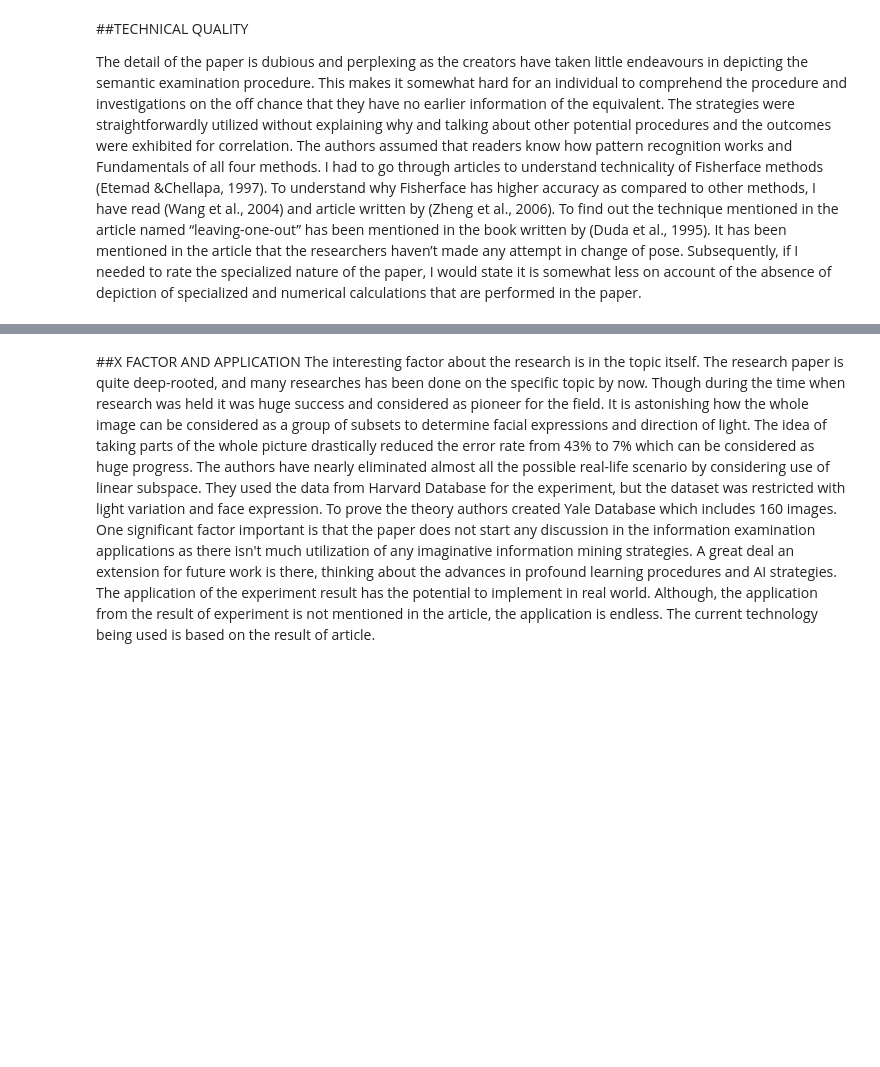
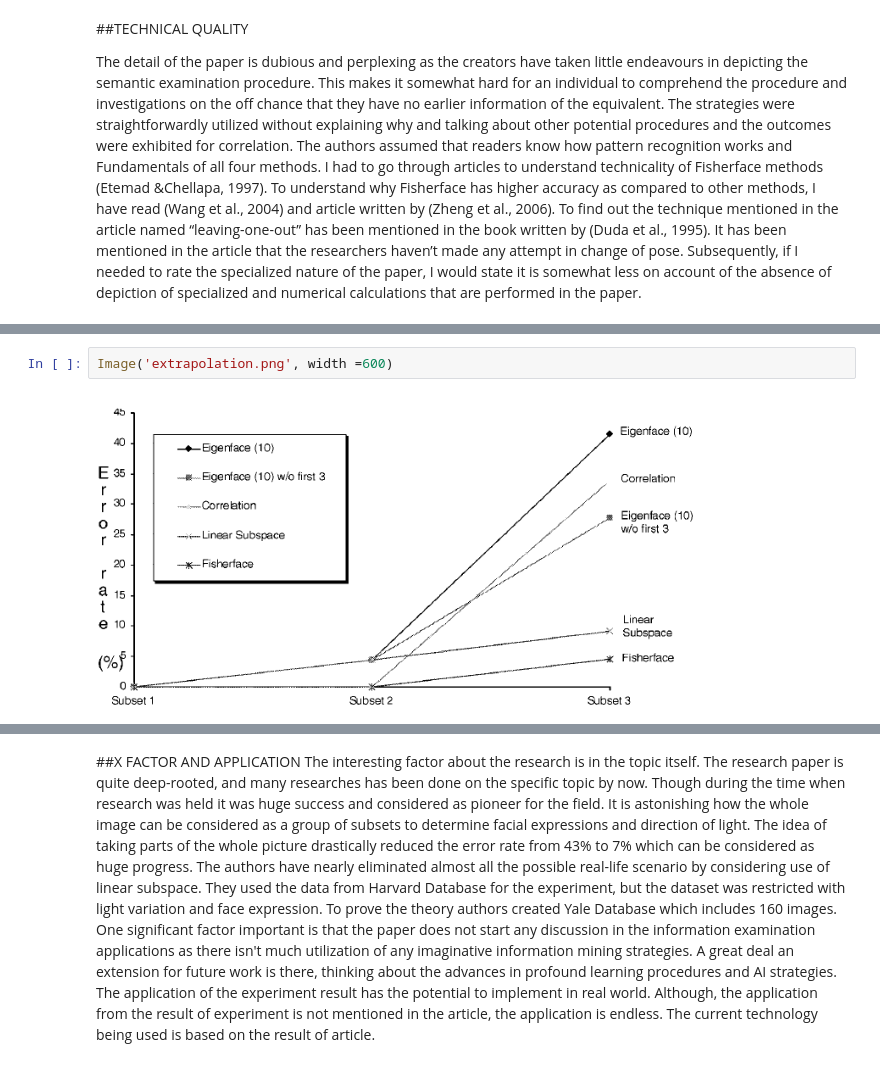
Before and after one commit to snrangoonwala/UTS_ML_ID12983300, a Jupyter notebook: ass1_12983300_32513.ipynb, the cells around one changed output, grey strips where cells are left out. Saved outputs shown, nothing was run; the diff lists cells and outputs as text; blank space fills up the shorter version.

```diff
--- a/ass1_12983300_32513.ipynb
+++ b/ass1_12983300_32513.ipynb
@@ -53,0 +62,4 @@ upload = files.upload()
+# %%
+Image('extrapolation.png', width =600)
+# %% [output]
+[figure, added]
```
Also changed, not shown: parts of 4 cells of this notebook.
